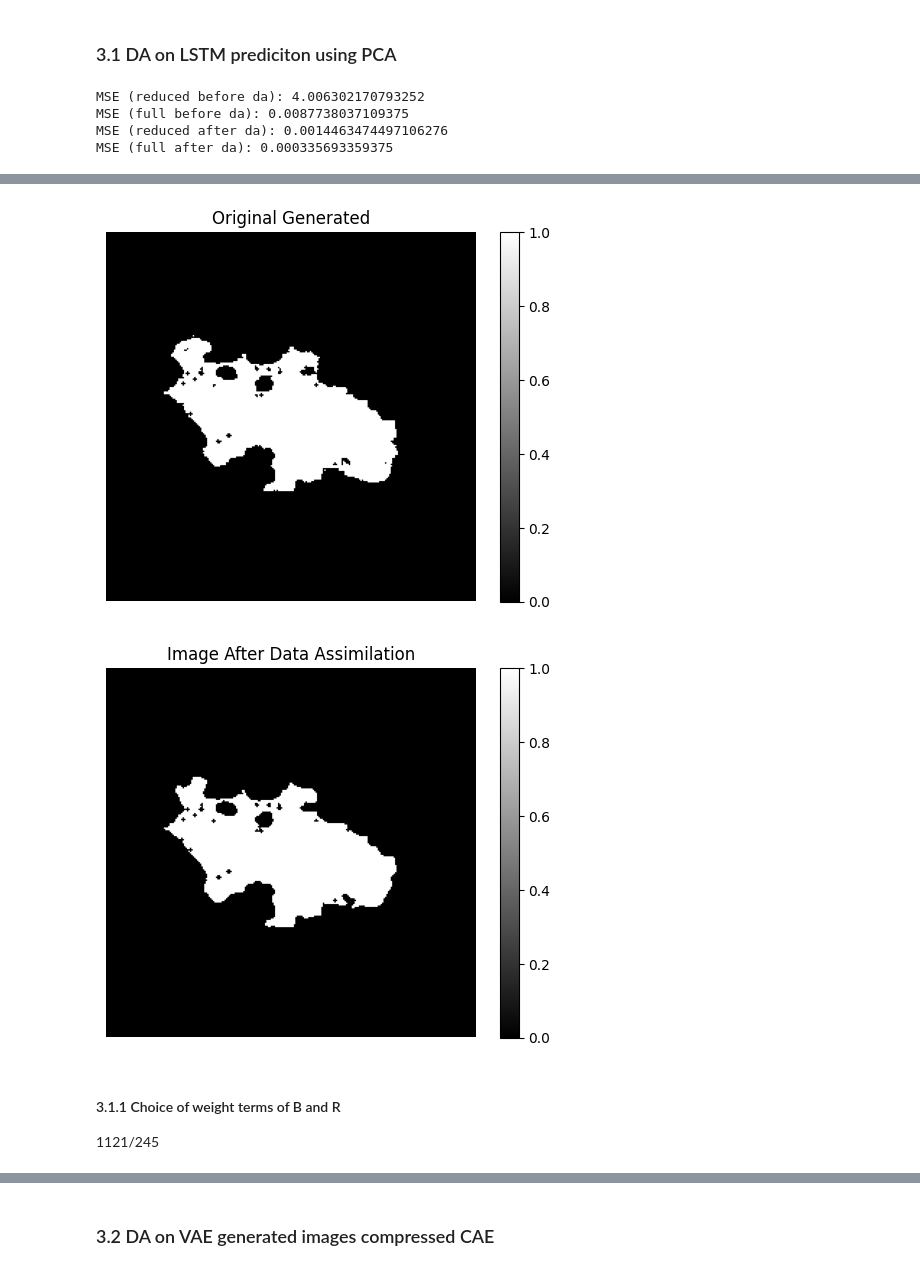
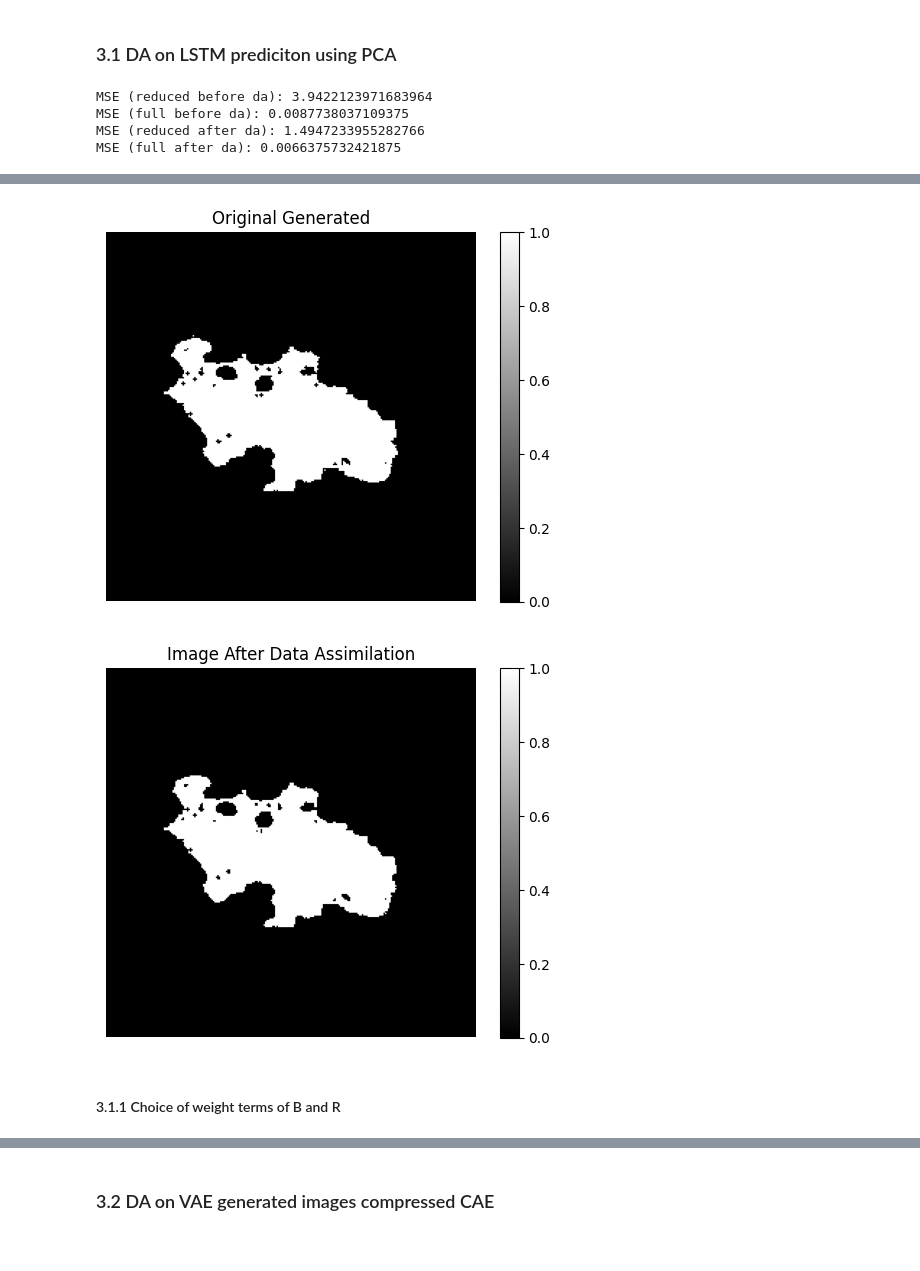
Before and after one commit to tjduu/wildfire-dl-da-forecasting, a Jupyter notebook: src/notebooks/assimilation/data_assimilation.ipynb, the cells around one changed output, grey strips where cells are left out. Saved outputs shown, nothing was run; the diff lists cells and outputs as text; code cells hidden in the pictures.

```diff
--- a/src/notebooks/assimilation/data_assimilation.ipynb
+++ b/src/notebooks/assimilation/data_assimilation.ipynb
@@ -79,3 +70,7 @@ base_dir = (
+# %%
+base_dir = (
+    "/data" #assume all the data are stored in the data folder
+)
 # %%
 # need to find a better solution
 train_file = os.path.join(base_dir, "gen_obs_for_pca.npy")
@@ -137,38 +137,36 @@ Reduced MSE: 14.204610339796941
 # Initialize the decompressor
 PCA1 = PCADecompressor("pca_model_task1.pkl")
 back_last_file = os.path.join(base_dir, "back_last.npy")
-obs_file = os.path.join(base_dir, "Ferguson_fire_obs.npy")
 gen_obs_for_R_55_file = os.path.join(base_dir, "gen_obs_for_R_55.npy")
 gen_obs_for_B_110_file = os.path.join(base_dir, "gen_obs_for_B_110.npy")
 # %%
 # apply data assimilation for result that from task1
 
 from src.assimilation.data_assimilation import DataAssimilation
 
 da = DataAssimilation(
     back_last_file,
     PCA1,
     obs_file,
     gen_obs_for_R_55_file,
     gen_obs_for_B_110_file,
     obs_index=-1,
-    W_B=100,
+    W_B=1,
     W_R=1,
     latent_shape=100,
 )
 da.assimilate()
 da.print_mse()
 da.plot_obs_image()
 da.plot_predicted_image()
 da.plot_fixed_predicted_image()
 # %% [output]
-MSE (reduced before da): 4.006302170793252
+MSE (reduced before da): 3.9422123971683964
 MSE (full before da): 0.0087738037109375
-MSE (reduced after da): 0.0014463474497106276
-MSE (full after da): 0.000335693359375
+MSE (reduced after da): 1.4947233955282766
+MSE (full after da): 0.0066375732421875
 [figure]
 [figure]
-[figure, old version]
+[figure, new version]
 # %% [markdown]
 #### 3.1.1 Choice of weight terms of B and R
-1121/245
```
Also changed, not shown: parts of 26 cells of this notebook.
